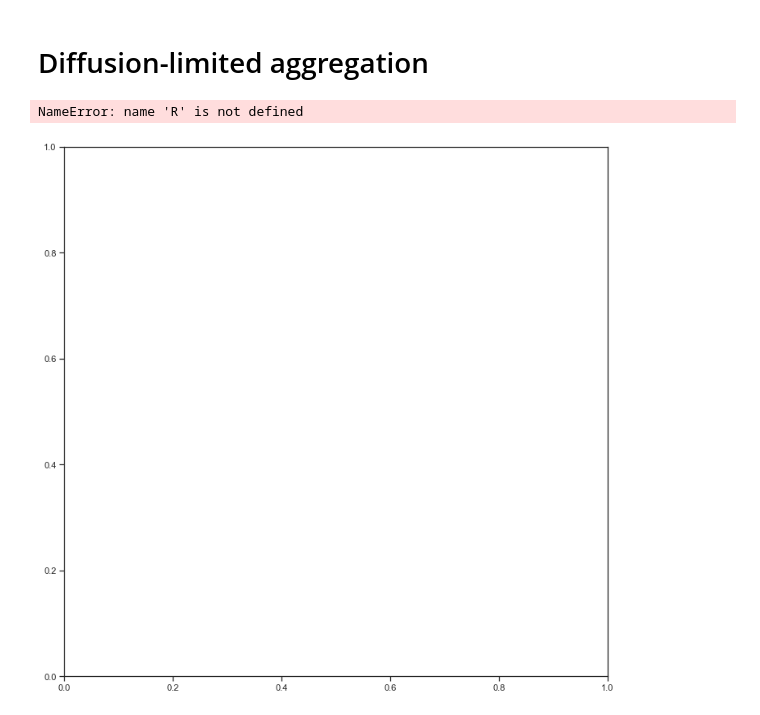
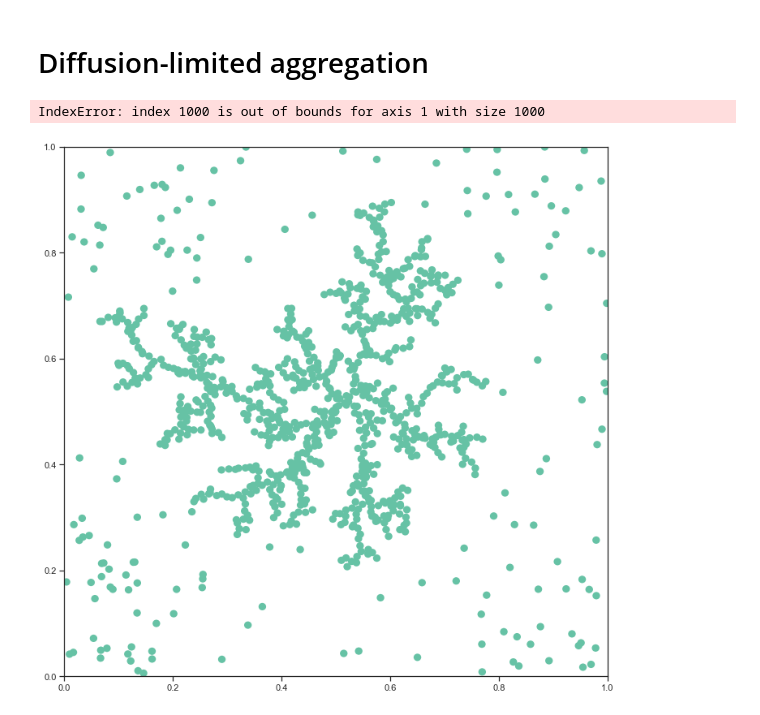
Before and after one commit to nordam/ComputationalPhysics, a Jupyter notebook: Notebooks/1 - Introduction and Examples.ipynb, the cells around one changed output. Saved outputs shown, nothing was run; the diff lists cells and outputs as text; code cells hidden in the pictures.

```diff
--- a/Notebooks/1 - Introduction and Examples.ipynb
+++ b/Notebooks/1 - Introduction and Examples.ipynb
@@ -260,8 +260,9 @@ def run_simulation():
 X, free = run_simulation()
 # %%
 fig, ax = plt.subplots(figsize = (12, 12))
+R = 0.007
 for i in range(N):
     ax.add_artist(plt.Circle((X[0,i], X[1,i]), R, linewidth=0))
 # %% [output]
-NameError: name 'R' is not defined
+IndexError: index 1000 is out of bounds for axis 1 with size 1000
-[figure, old version]
+[figure, new version]
```
Also changed, not shown: parts of 3 cells of this notebook, 3 other files.
